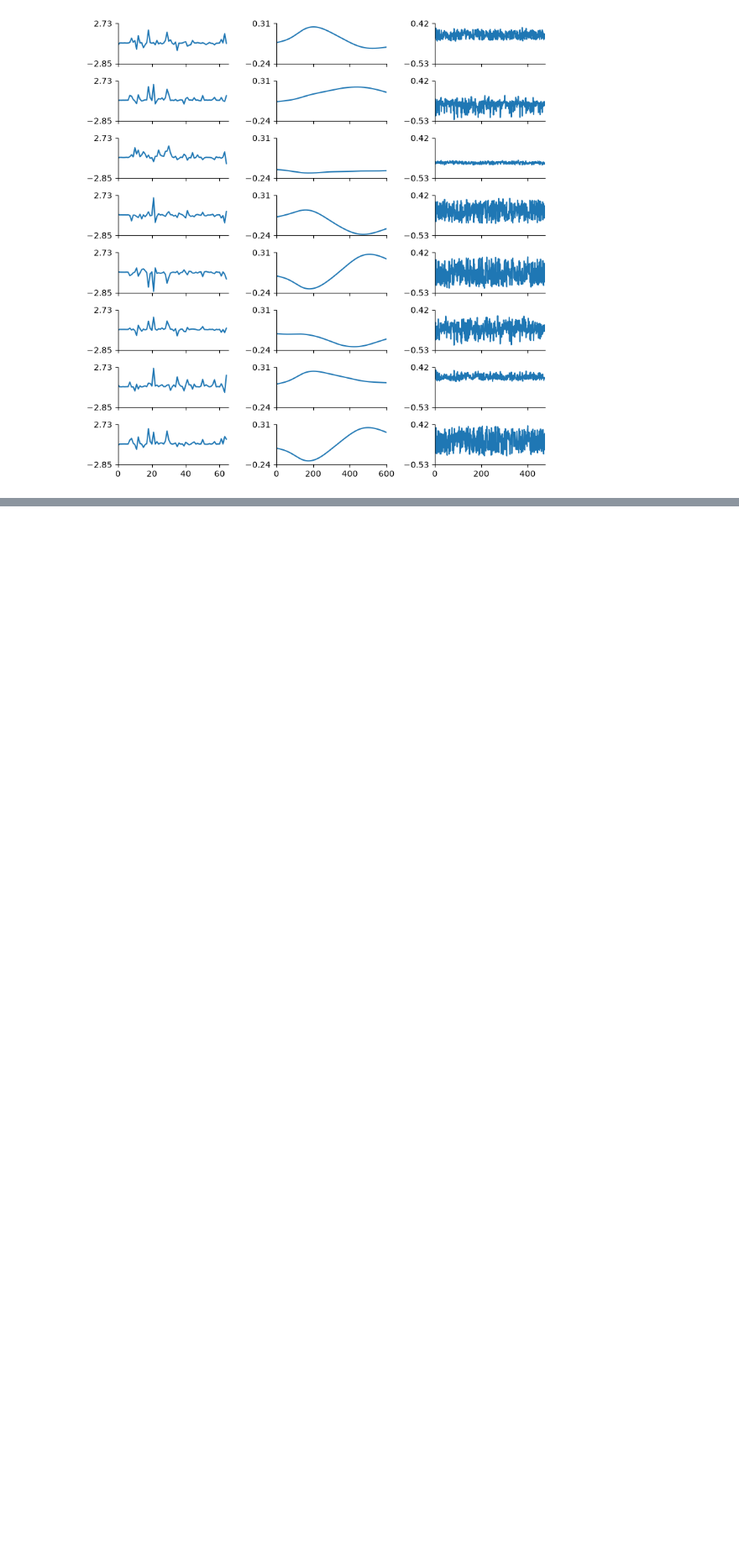
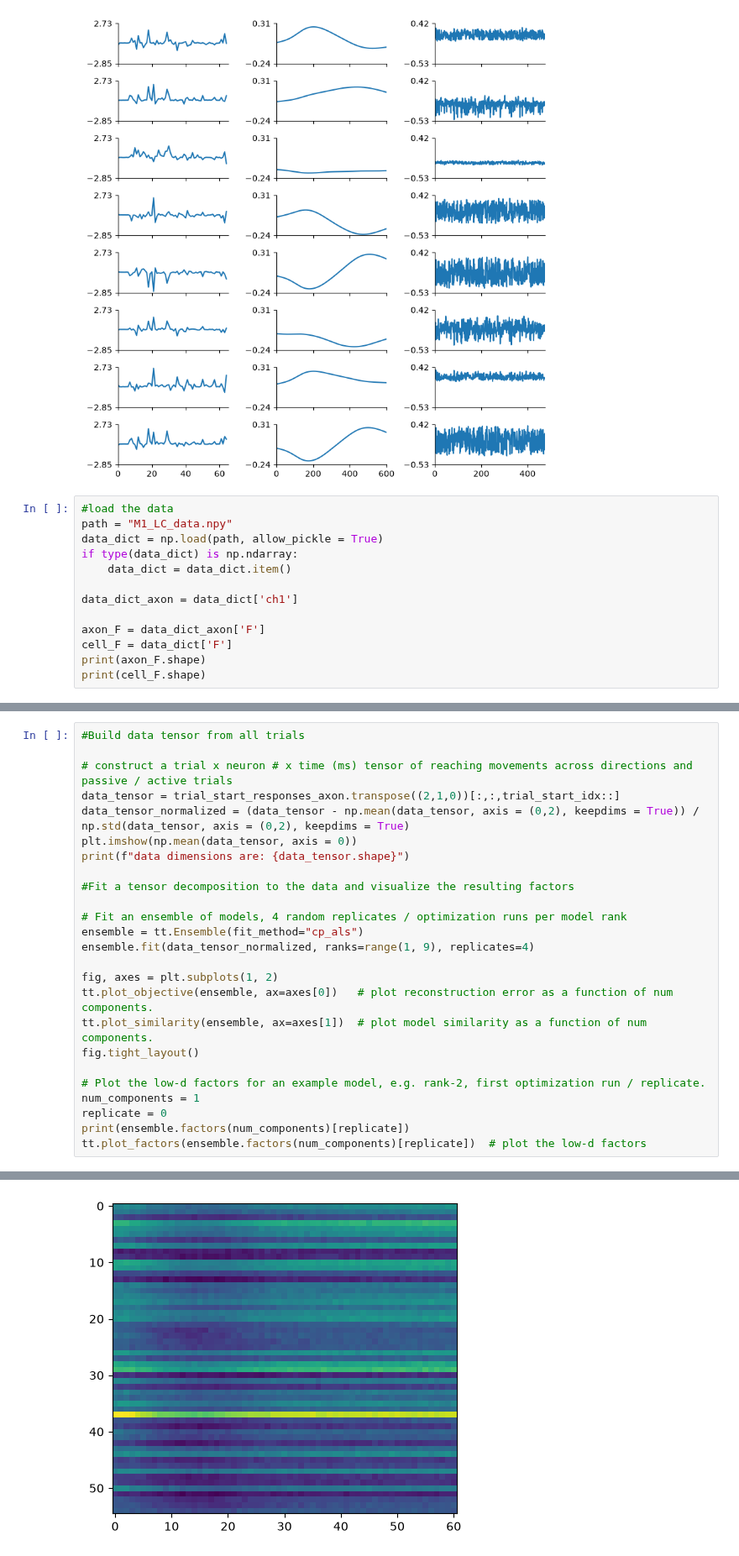
Before and after one commit to colinbredenberg/tca_tutorial, a Jupyter notebook: tutorial.ipynb, the cells around one changed output, grey strips where cells are left out. Shown at 84% size. Drawn from its saved outputs; the diff is of its cells as text; blank space fills up the shorter version.

Commit message:
Added Allen Institute Collab Data

```diff
--- a/tutorial.ipynb
+++ b/tutorial.ipynb
@@ -680,3 +686,16 @@ tt.plot_factors(ensemble.factors(num_components)[replicate])  # plot the low-d f
          list([<matplotlib.lines.Line2D object at 0x...>])]],
        dtype=object))
 [figure]
+# %%
+#load the data
+path = "M1_LC_data.npy"
+data_dict = np.load(path, allow_pickle = True)
+if type(data_dict) is np.ndarray:
+    data_dict = data_dict.item()
+
+data_dict_axon = data_dict['ch1']
+
+axon_F = data_dict_axon['F']
+cell_F = data_dict['F']
+print(axon_F.shape)
+print(cell_F.shape)
@@ -682,0 +762,26 @@ tt.plot_factors(ensemble.factors(num_components)[replicate])  # plot the low-d f
+# %%
+#Build data tensor from all trials
+
+# construct a trial x neuron # x time (ms) tensor of reaching movements across directions and passive / active trials
+data_tensor = trial_start_responses_axon.transpose((2,1,0))[:,:,trial_start_idx::]
+data_tensor_normalized = (data_tensor - np.mean(data_tensor, axis = (0,2), keepdims = True)) / np.std(data_tensor, axis = (0,2), keepdims = True)
+plt.imshow(np.mean(data_tensor, axis = 0))
+print(f"data dimensions are: {data_tensor.shape}")
+
+#Fit a tensor decomposition to the data and visualize the resulting factors
+
+# Fit an ensemble of models, 4 random replicates / optimization runs per model rank
+ensemble = tt.Ensemble(fit_method="cp_als")
+ensemble.fit(data_tensor_normalized, ranks=range(1, 9), replicates=4)
+
+fig, axes = plt.subplots(1, 2)
+tt.plot_objective(ensemble, ax=axes[0])   # plot reconstruction error as a function of num components.
+tt.plot_similarity(ensemble, ax=axes[1])  # plot model similarity as a function of num components.
+fig.tight_layout()
+
+# Plot the low-d factors for an example model, e.g. rank-2, first optimization run / replicate.
+num_components = 1
+replicate = 0
+print(ensemble.factors(num_components)[replicate])
+tt.plot_factors(ensemble.factors(num_components)[replicate])  # plot the low-d factors
+# %% [output]
@@ -682,0 +799 @@ tt.plot_factors(ensemble.factors(num_components)[replicate])  # plot the low-d f
+[figure, added]
```
Also changed, not shown: parts of 5 cells of this notebook, 2 other files.
